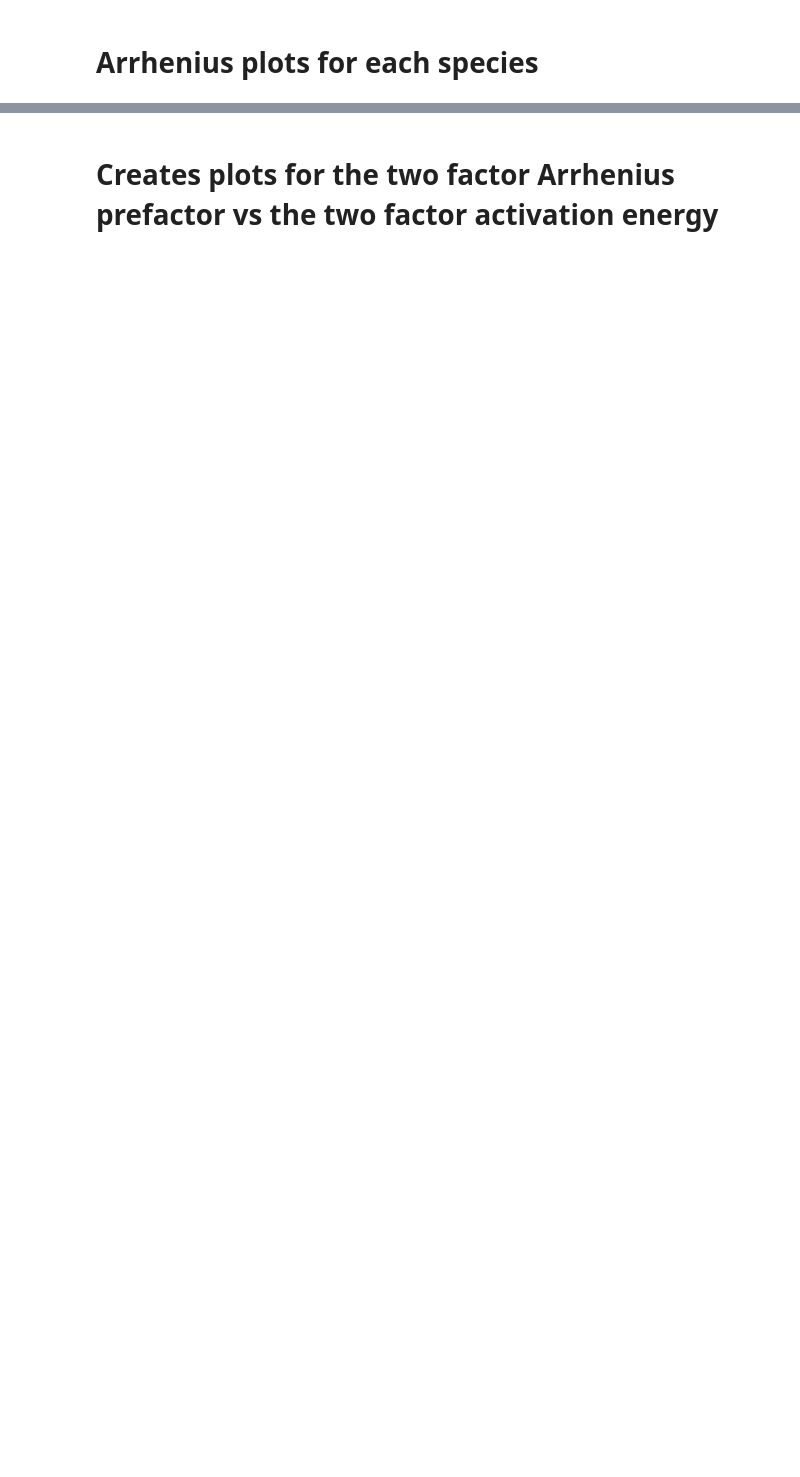
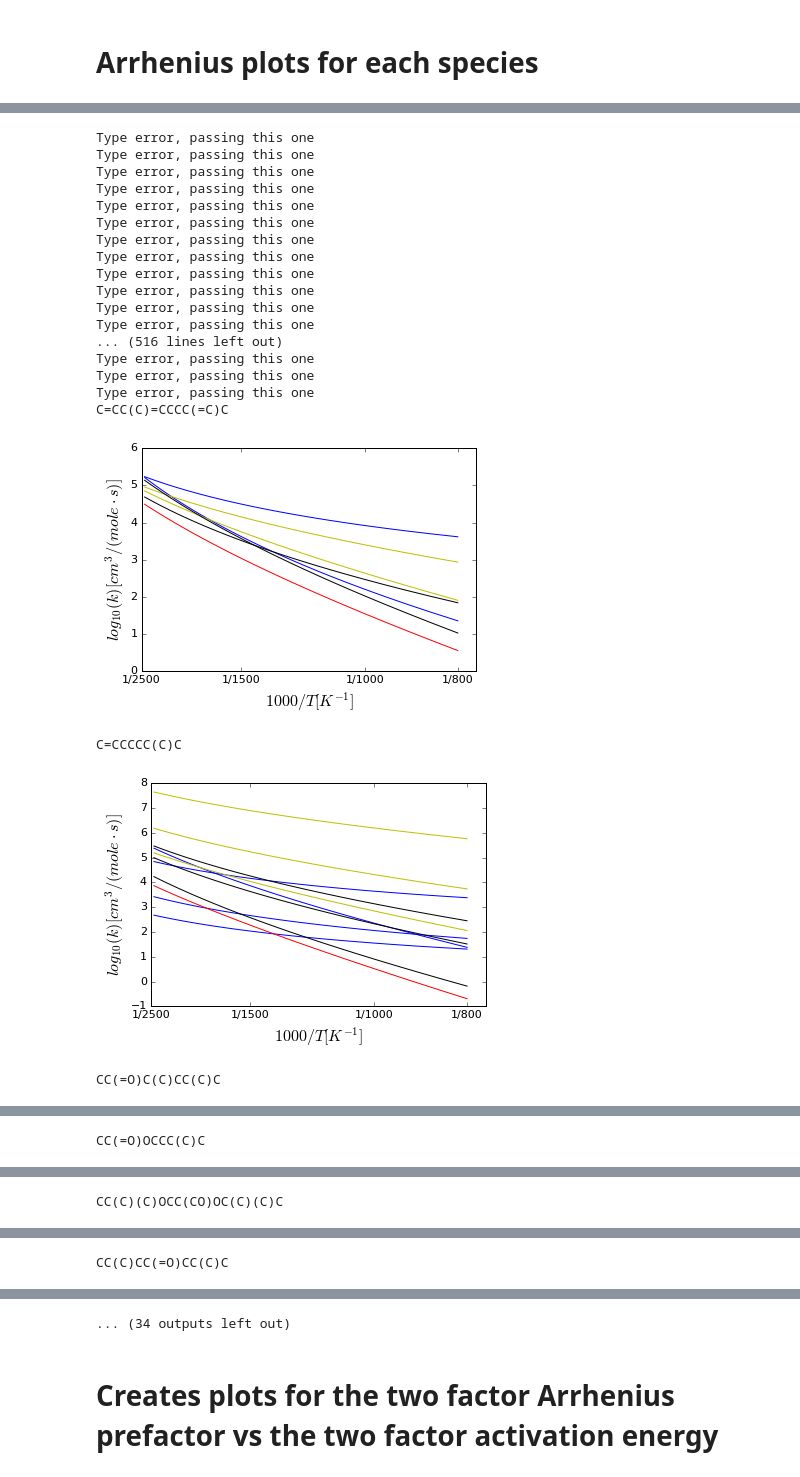
Before and after one commit to C-Underkoffler/OOHAbstraction, a Jupyter notebook: bioTST/ipythonNotebooks/plotBiofulesOutput.ipynb, the cells around one changed output, grey strips where cells are left out. Drawn from its saved outputs; the diff is of its cells as text; code cells hidden in the pictures; blank space fills up the shorter version.

```diff
--- a/bioTST/ipythonNotebooks/plotBiofulesOutput.ipynb
+++ b/bioTST/ipythonNotebooks/plotBiofulesOutput.ipynb
@@ -385,0 +258,68 @@ C6H12(8)
+# %%
+
+color_list = ["g", "k", "b", "y", 'r', 'w']
+color_dict = dict(zip(list_of_abstractors, color_list))
+
+T_list = np.arange(800, 2500, 50)
+
+def applyArrhenius(x):
+    T_list = np.arange(800, 2500,50)
+    k_list = []
+    try:
+        for Temp in T_list:
+            k_list.append(Arrhenius.getRateCoefficient(x, Temp, P=1e5))
+        k_list = np.array(k_list)
+    except TypeError:
+        k_list = None
+        print "Type error, passing this one"
+
+    return np.array(k_list)
+
+df["List of rate coefficients"] = df["Arrhenius Expression"].apply(applyArrhenius)
+
+
+for parent in list_of_parents:
+    reactions_of_interest = df[df["Parent Molecule"] == parent]
+    fig, ax = plt.subplots()
+
+    for i in range(len(reactions_of_interest[reactions_of_interest["List of rate coefficients"].notnull()]["List of rate coefficients"])):
+        list = reactions_of_interest[reactions_of_interest["List of rate coefficients"].notnull()]["List of rate coefficients"].iloc[i]
+        abstractor = reactions_of_interest[reactions_of_interest["List of rate coefficients"].notnull()]["Abstractor"].iloc[i]
+        c = color_dict[abstractor]
+        plt.plot(1000. / T_list, np.log10(list), color = c, label = abstractor)
+    print parent
+    plt.xlabel("$1000/T [K^{-1}]$", fontsize=16)
+    plt.ylabel("$log_{10}(k) [cm^3 / (mole \cdot s)]$", fontsize=16)
+
+    Tticks = [800, 1000, 1500, 2500]
+    ax.set_xticks([1000./T for T in Tticks])
+    ax.set_xticklabels(['1/{:.0f}'.format(T) for T in Tticks])
+    plt.tick_params(axis='x', labelsize=11)
+    plt.tick_params(axis='y', labelsize=11)
+
+    #plt.legend(fontsize=10)
+    #lgd = plt.legend(bbox_to_anchor=(1.05, 1), loc=2, borderaxespad=0., fontsize=9)
+    plt.show()
+    fig.savefig(parent +'.pdf', bbox_inches='tight')
+# %% [output]
+Type error, passing this one
+Type error, passing this one
+Type error, passing this one
+Type error, passing this one
+Type error, passing this one
+Type error, passing this one
+Type error, passing this one
+Type error, passing this one
+Type error, passing this one
+Type error, passing this one
+Type error, passing this one
+Type error, passing this one
+... (516 lines left out)
+Type error, passing this one
+Type error, passing this one
+Type error, passing this one
+C=CC(C)=CCCC(=C)C
+[figure, added]
+C=CCCCC(C)C
+[figure, added]
+CC(=O)C(C)CC(C)C
@@ -385,0 +327 @@ C6H12(8)
+CC(=O)OCCC(C)C
@@ -385,0 +329 @@ C6H12(8)
+CC(C)(C)OCC(CO)OC(C)(C)C
@@ -385,0 +331 @@ C6H12(8)
+CC(C)CC(=O)CC(C)C
@@ -386,2 +333,3 @@ C6H12(8)
+... (34 outputs left out)
 # %% [markdown]
 # Creates plots for the two factor Arrhenius prefactor vs the two factor activation energy
```
Also changed, not shown: parts of 34 cells of this notebook, 5 other files.
